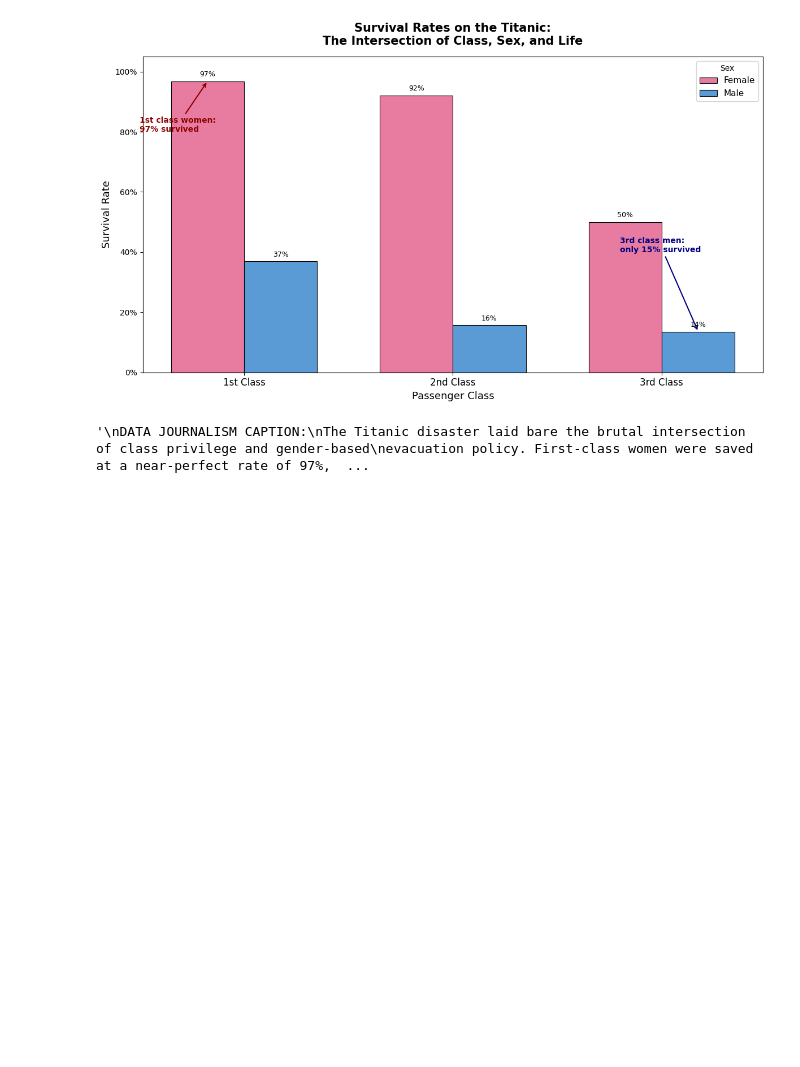
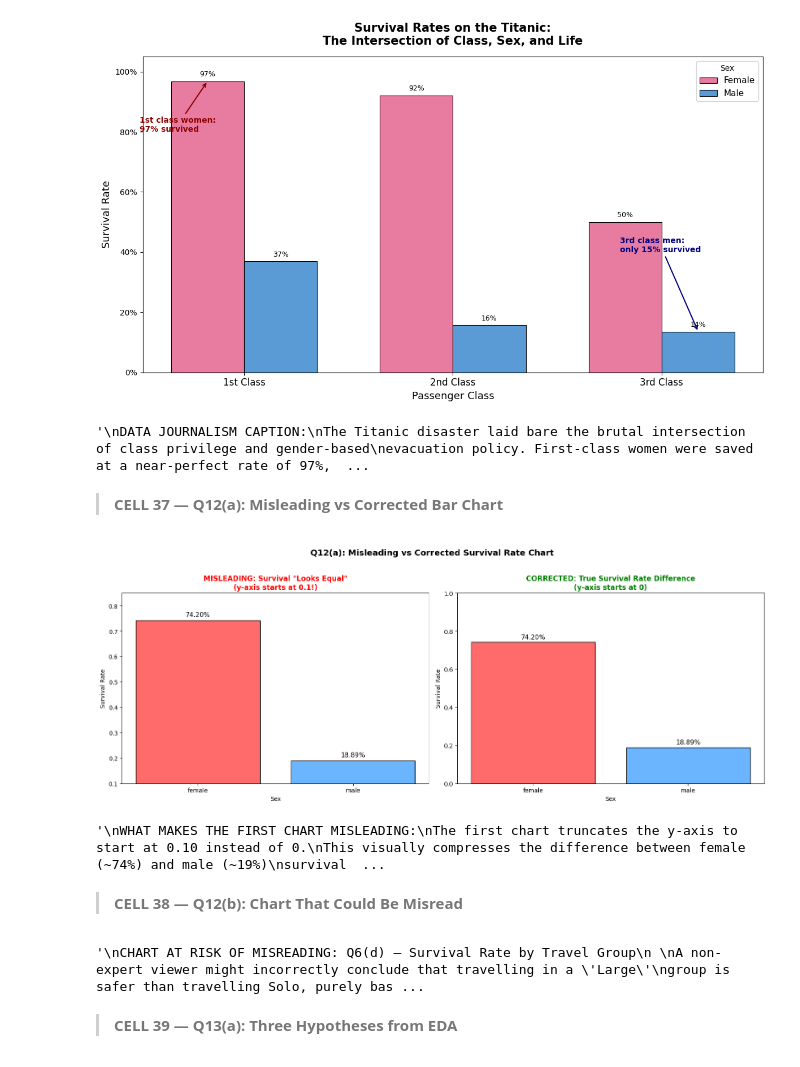
Before and after one commit to MuhammadAhmad1078/Titanic-Dataset-Exploratory-Analysis, a Jupyter notebook: 22F-8814-A2-Dataviz.ipynb, the cells around one changed output. Saved outputs shown, nothing was run; the diff lists cells and outputs as text; code cells hidden in the pictures; blank space fills up the shorter version.

```diff
--- a/22F-8814-A2-Dataviz.ipynb
+++ b/22F-8814-A2-Dataviz.ipynb
@@ -1114,3 +1114,70 @@ questions that historical accounts address but raw data alone cannot resolve.
 # %% [output]
 [figure]
 '\nDATA JOURNALISM CAPTION:\nThe Titanic disaster laid bare the brutal intersection of class privilege and gender-based\nevacuation policy. First-class women were saved at a near-perfect rate of 97%,  ...
+# %% [markdown]
+> **CELL 37 — Q12(a): Misleading vs Corrected Bar Chart**
+# %%
+fig, axes = plt.subplots(1, 2, figsize=(16, 6))
+
+sex_survival = df.groupby('sex')['survived'].mean()
+sex_counts   = df.groupby('sex')['survived'].sum()
+
+# MISLEADING: truncated y-axis makes rates look similar
+axes[0].bar(sex_survival.index, sex_survival.values, color=['#FF6B6B', '#6BB5FF'],
+            edgecolor='black')
+axes[0].set_ylim(0.1, 0.85)   # ← MISLEADING: does NOT start at 0
+axes[0].set_title('MISLEADING: Survival "Looks Equal"\n(y-axis starts at 0.1!)',
+                  fontsize=12, fontweight='bold', color='red')
+axes[0].set_xlabel('Sex')
+axes[0].set_ylabel('Survival Rate')
+
+# CORRECTED: proper y-axis starting at 0
+axes[1].bar(sex_survival.index, sex_survival.values, color=['#FF6B6B', '#6BB5FF'],
+            edgecolor='black')
+axes[1].set_ylim(0, 1)   # ← CORRECT: starts at 0
+axes[1].set_title('CORRECTED: True Survival Rate Difference\n(y-axis starts at 0)',
+                  fontsize=12, fontweight='bold', color='green')
+axes[1].set_xlabel('Sex')
+axes[1].set_ylabel('Survival Rate')
+
+for ax in axes:
+    for bar, val in zip(ax.patches, sex_survival.values):
+        ax.text(bar.get_x() + bar.get_width() / 2, bar.get_height() + 0.01,
+                f'{val:.2%}', ha='center', va='bottom', fontsize=11)
+
+plt.suptitle('Q12(a): Misleading vs Corrected Survival Rate Chart', fontsize=14,
+             fontweight='bold', y=1.02)
+plt.tight_layout()
+plt.show()
+
+"""
+WHAT MAKES THE FIRST CHART MISLEADING:
+The first chart truncates the y-axis to start at 0.10 instead of 0.
+This visually compresses the difference between female (~74%) and male (~19%)
+survival rates, making the bars appear roughly similar in height. A viewer
+glancing at this chart might incorrectly conclude that survival rates were
+nearly equal between sexes, when in reality the gap is ~55 percentage points.
+This is one of the most common and deceptive data visualisation tricks.
+"""
+# %% [output]
+[figure, added]
+'\nWHAT MAKES THE FIRST CHART MISLEADING:\nThe first chart truncates the y-axis to start at 0.10 instead of 0.\nThis visually compresses the difference between female (~74%) and male (~19%)\nsurvival  ...
+# %% [markdown]
+> **CELL 38 — Q12(b): Chart That Could Be Misread**
+# %%
+"""
+CHART AT RISK OF MISREADING: Q6(d) — Survival Rate by Travel Group
+
+A non-expert viewer might incorrectly conclude that travelling in a 'Large'
+group is safer than travelling Solo, purely based on the bar heights. However,
+this ignores confounding variables — Large groups were disproportionately
+3rd-class families, which already had lower survival rates. The viewer would
+need to know about this confounding relationship to interpret the chart correctly.
+
+DESIGN FIX: Add a note or sub-group bars by pclass, or include a caption
+explicitly stating "Note: group composition differs by passenger class."
+"""
+# %% [output]
+'\nCHART AT RISK OF MISREADING: Q6(d) — Survival Rate by Travel Group\n \nA non-expert viewer might incorrectly conclude that travelling in a \'Large\'\ngroup is safer than travelling Solo, purely bas ...
+# %% [markdown]
+> **CELL 39 — Q13(a): Three Hypotheses from EDA**
```
Also changed, not shown: parts of 3 cells of this notebook.
